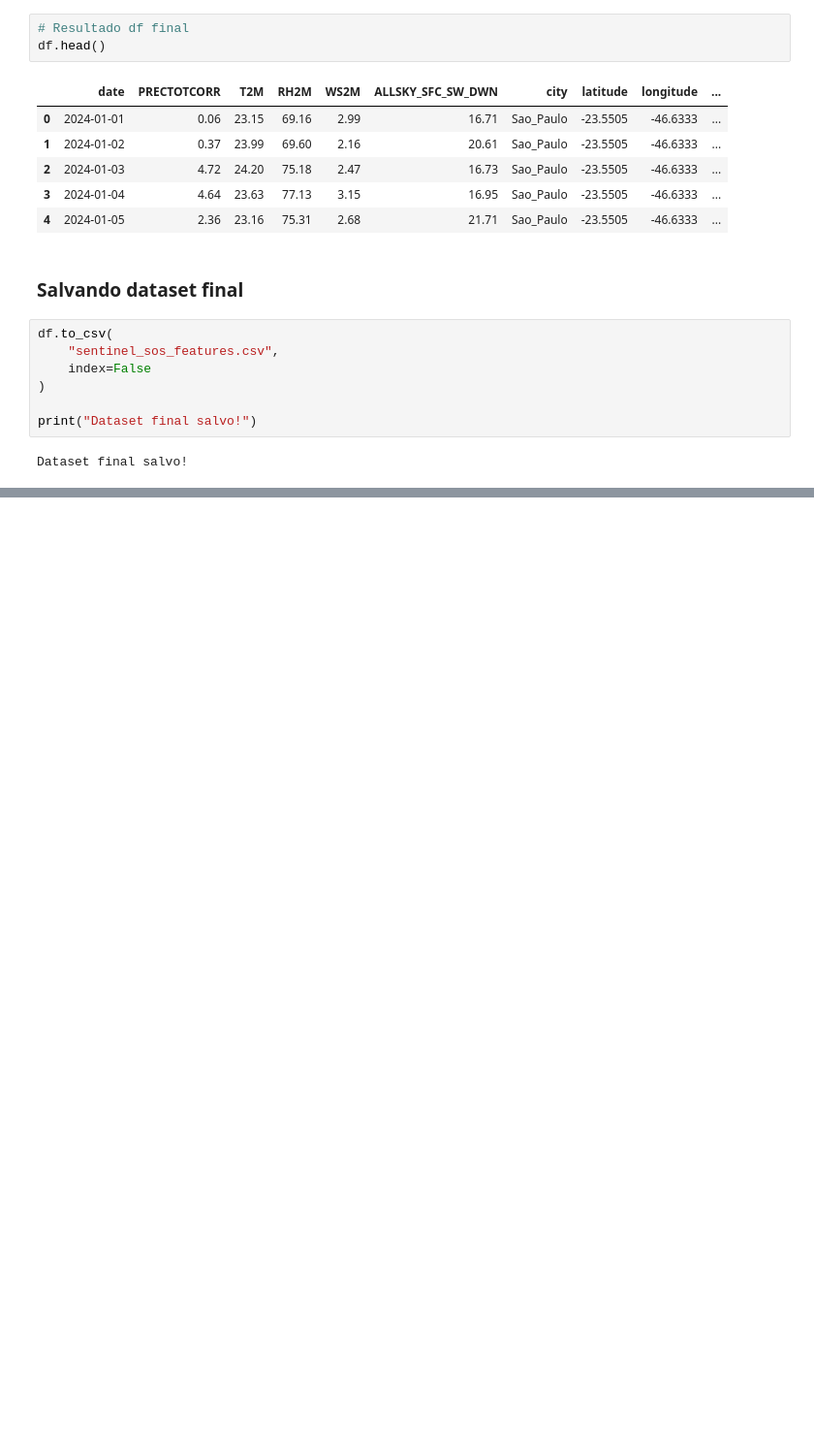
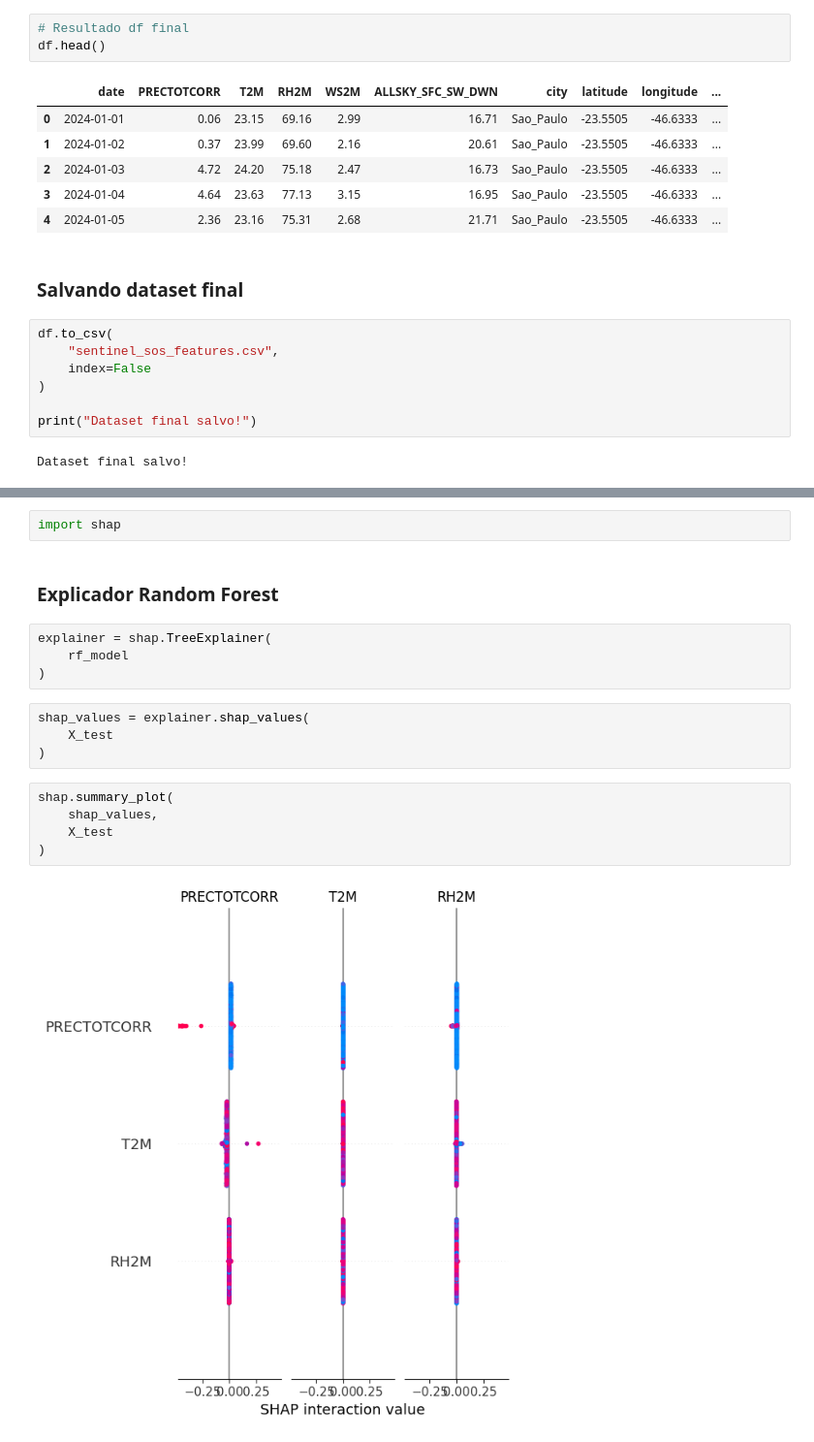
Before and after one commit to letyresina/SentinelSOS-GenAI, a Jupyter notebook: SentinelSOS.ipynb, the cells around one changed output, grey strips where cells are left out. Shown at 97% size. Saved outputs shown, nothing was run; the diff lists cells and outputs as text; blank space fills up the shorter version.

```diff
--- a/SentinelSOS.ipynb
+++ b/SentinelSOS.ipynb
@@ -388,0 +636,19 @@ Dataset final salvo!
+# %%
+import shap
+# %% [markdown]
+### Explicador Random Forest
+# %%
+explainer = shap.TreeExplainer(
+    rf_model
+)
+# %%
+shap_values = explainer.shap_values(
+    X_test
+)
+# %%
+shap.summary_plot(
+    shap_values,
+    X_test
+)
+# %% [output]
+[figure, added]
```
Also changed, not shown: parts of 38 cells of this notebook.
